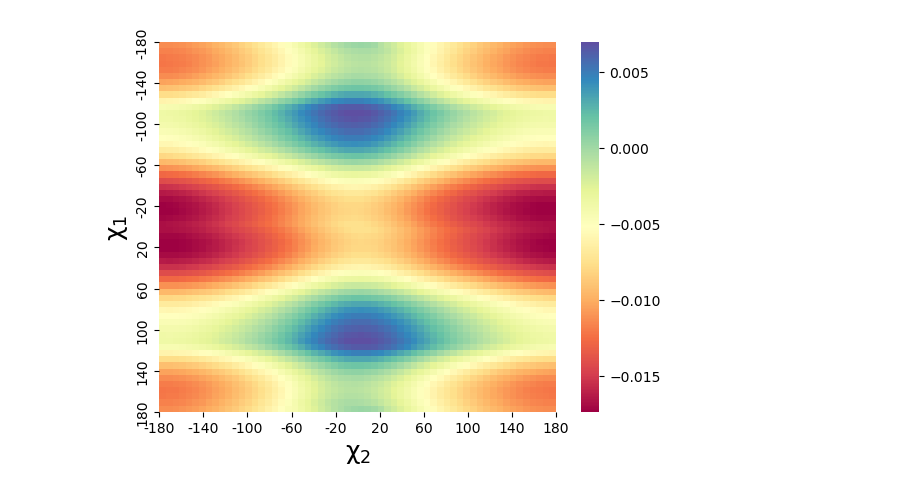
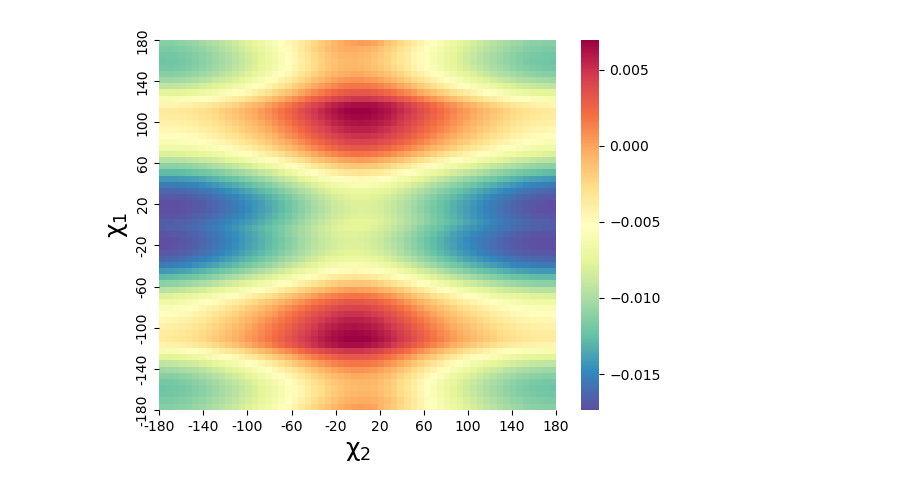
Before and after one commit to xiki-tempula/endstate_correction, a Jupyter notebook: notebooks/vis_torsion_scan.ipynb, the cells around one changed output. Drawn from its saved outputs; the diff is of its cells as text; code cells hidden in the pictures.

Commit message:
inver color map and y axis

```diff
--- a/notebooks/vis_torsion_scan.ipynb
+++ b/notebooks/vis_torsion_scan.ipynb
@@ -56,16 +37,17 @@ findfont: Font family ['DejaVu Sans Display'] not found. Falling back to DejaVu
 # %%
 energy = parse_energy_matrix(open('../torsion_scan_geometrics_openMM/scan-final.xyz'))
-axs = sns.heatmap(energy, annot=False, cmap="Spectral")#fmt=".1f",linewidth=.5)
+axs = sns.heatmap(energy, annot=False, cmap="Spectral_r") # Note: cmap="Spectral_r" is the default
 axs.set_ylabel(r'$\chi_{1}$', fontsize=18)
 axs.set_xlabel(r'$\chi_{2}$', fontsize=18)
 
 ticks = [i for i in np.linspace(0, 60, 10)]
 axs.set_xticks(ticks)
 axs.set_yticks(ticks)
 
 interval = [str(int(i)) for i in np.linspace(-180, 180, 10)]
 axs.set_xticklabels(interval)
 axs.set_yticklabels(interval)
+axs.invert_yaxis()
 plt.show()
 # %% [output]
-[figure, old version]
+[figure, new version]
```
Also changed, not shown: parts of 1 cell of this notebook, 1 other file.
